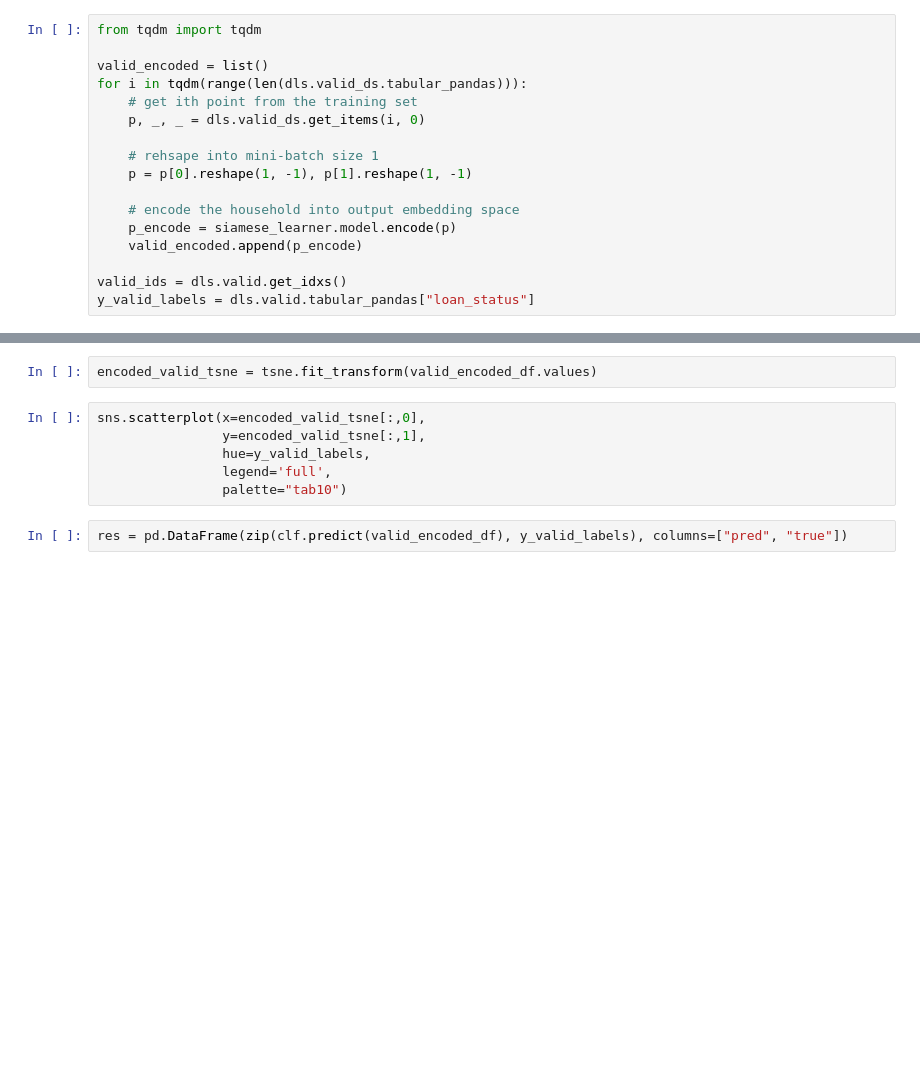
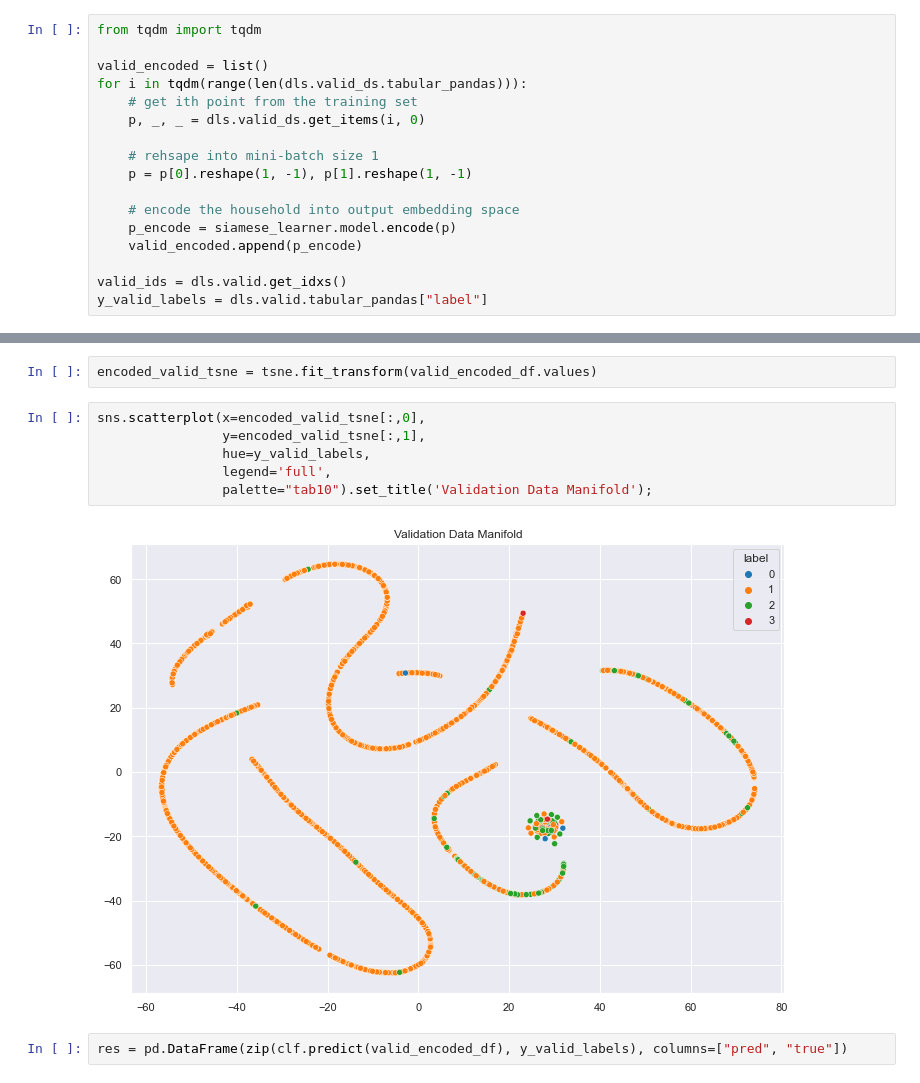
Before and after one commit to macrae/mobius, a Jupyter notebook: nbs/exp_3_coop.ipynb, the cells around one changed output, grey strips where cells are left out. Drawn from its saved outputs; the diff is of its cells as text; blank space fills up the shorter version.

```diff
--- a/nbs/exp_3_coop.ipynb
+++ b/nbs/exp_3_coop.ipynb
@@ -636,7 +684,7 @@ for i in tqdm(range(len(dls.valid_ds.tabular_pandas))):
     valid_encoded.append(p_encode)
 
 valid_ids = dls.valid.get_idxs()
-y_valid_labels = dls.valid.tabular_pandas["loan_status"]
+y_valid_labels = dls.valid.tabular_pandas["label"]
 # %%
 valid_encoded_df = pd.DataFrame(torch.stack(valid_encoded).squeeze())
 # %%
@@ -644,9 +692,11 @@ encoded_valid_tsne = tsne.fit_transform(valid_encoded_df.values)
 # %%
 sns.scatterplot(x=encoded_valid_tsne[:,0],
                 y=encoded_valid_tsne[:,1],
                 hue=y_valid_labels,
                 legend='full',
-                palette="tab10")
+                palette="tab10").set_title('Validation Data Manifold');
+# %% [output]
+[figure, added]
 # %%
 res = pd.DataFrame(zip(clf.predict(valid_encoded_df), y_valid_labels), columns=["pred", "true"])
 # %%
```
Also changed, not shown: parts of 28 cells of this notebook, 5 other files.
